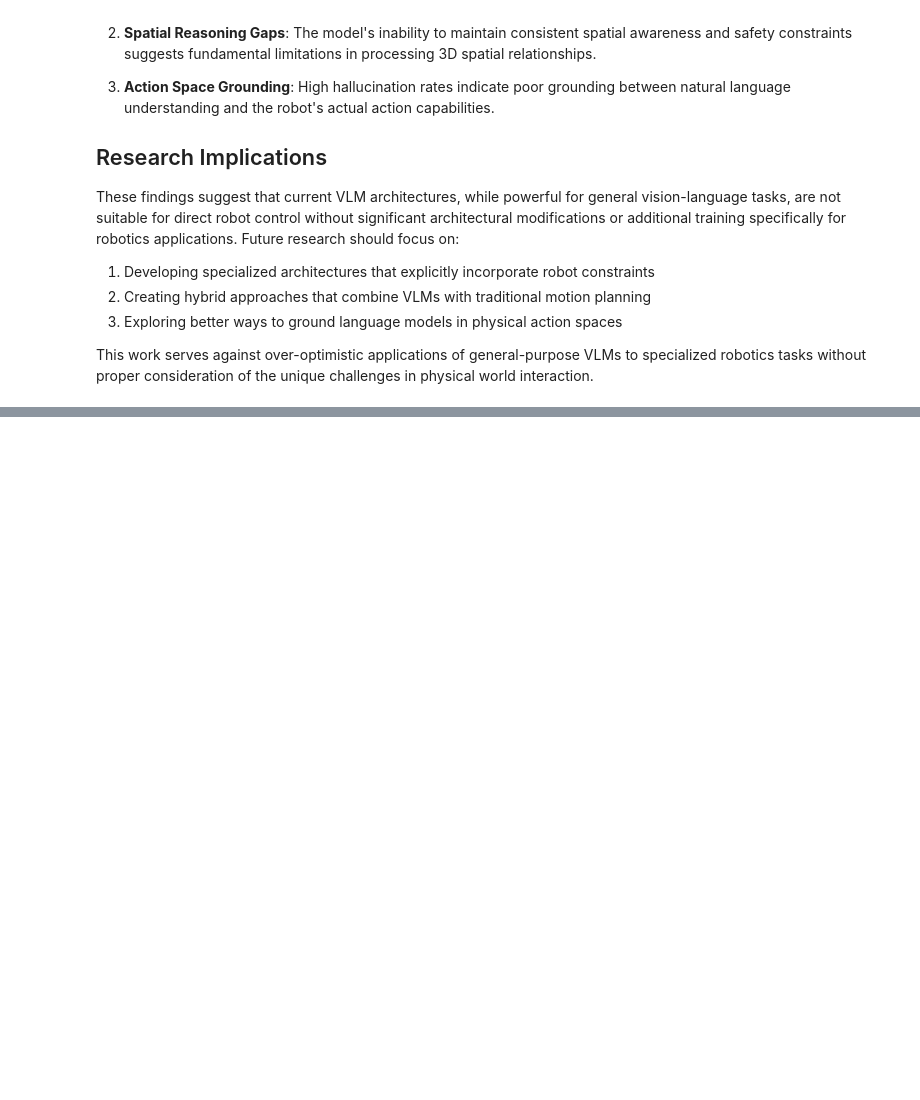
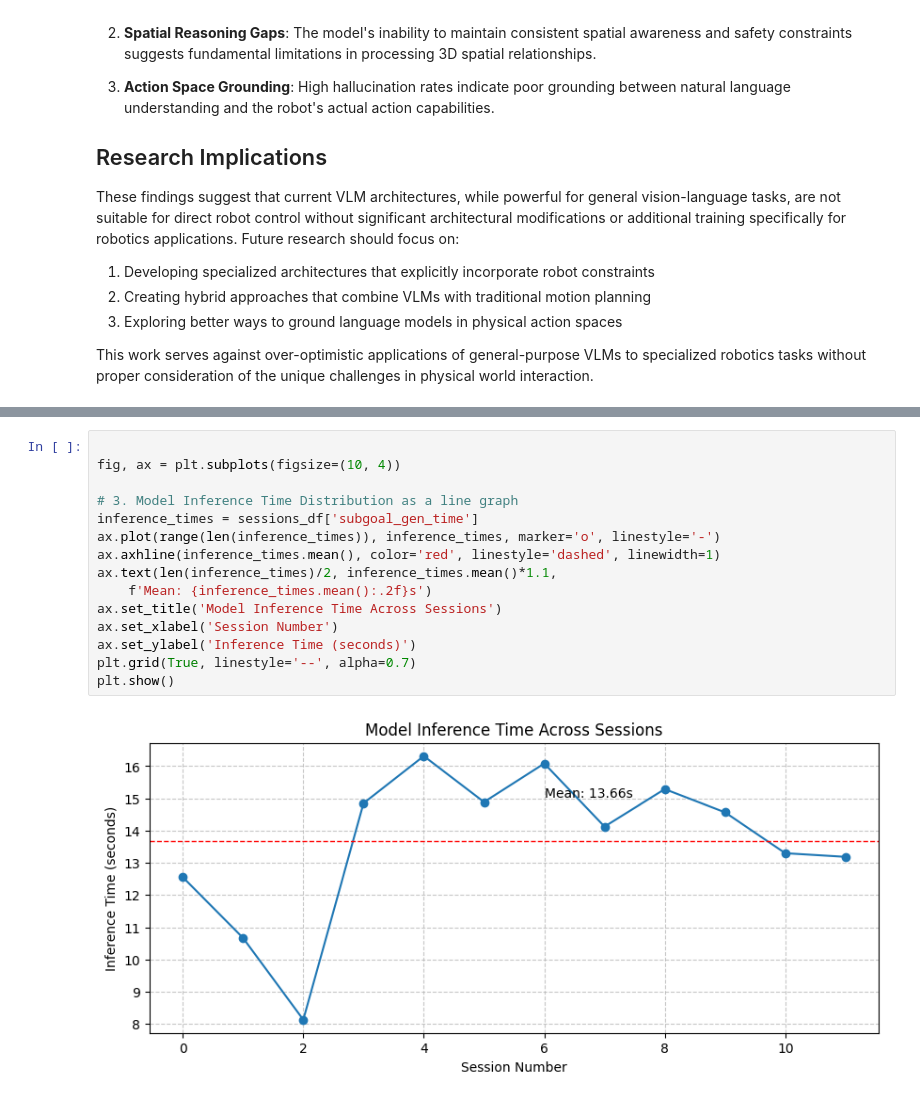
Before and after one commit to Omoshirokunai/ros_llm_ws_pal, a Jupyter notebook: src/flask_app/analysis.ipynb, the cells around one changed output, grey strips where cells are left out. Saved outputs shown, nothing was run; the diff lists cells and outputs as text; blank space fills up the shorter version.

```diff
--- a/src/flask_app/analysis.ipynb
+++ b/src/flask_app/analysis.ipynb
@@ -215,0 +163,17 @@ ValueError: 'label' must be of length 'x'
+# %%
+
+fig, ax = plt.subplots(figsize=(10, 4))
+
+# 3. Model Inference Time Distribution as a line graph
+inference_times = sessions_df['subgoal_gen_time']
+ax.plot(range(len(inference_times)), inference_times, marker='o', linestyle='-')
+ax.axhline(inference_times.mean(), color='red', linestyle='dashed', linewidth=1)
+ax.text(len(inference_times)/2, inference_times.mean()*1.1,
+    f'Mean: {inference_times.mean():.2f}s')
+ax.set_title('Model Inference Time Across Sessions')
+ax.set_xlabel('Session Number')
+ax.set_ylabel('Inference Time (seconds)')
+plt.grid(True, linestyle='--', alpha=0.7)
+plt.show()
+# %% [output]
+[figure, added]
```
Also changed, not shown: parts of 10 cells of this notebook, 1 other file.
